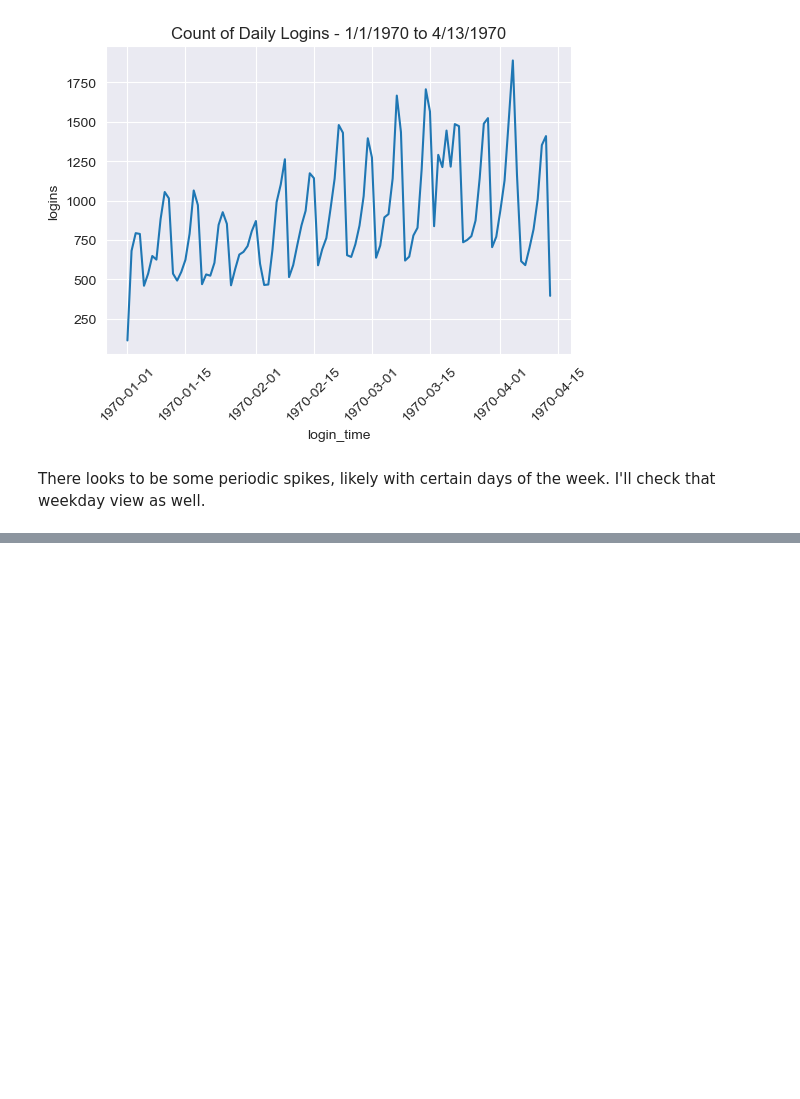
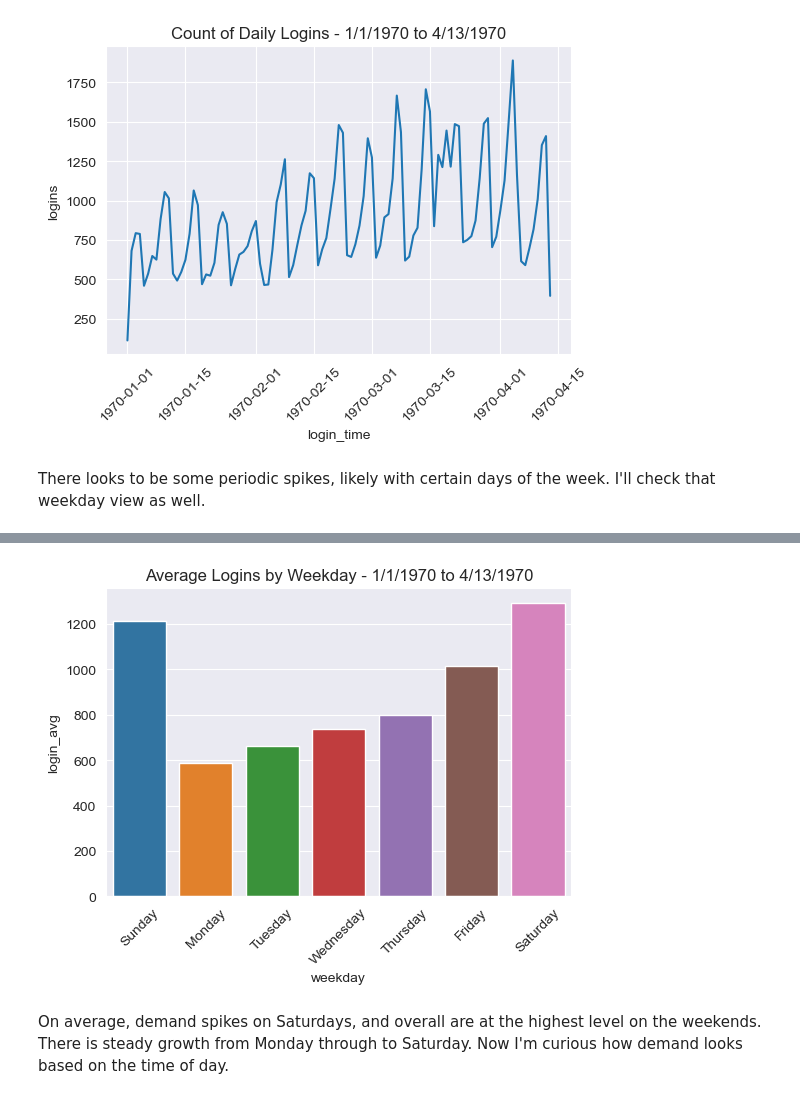
Before and after one commit to BrettlyCD/da_challenge, a Jupyter notebook: 1_eda.ipynb, the cells around one changed output, grey strips where cells are left out. Saved outputs shown, nothing was run; the diff lists cells and outputs as text; code cells hidden in the pictures; blank space fills up the shorter version.

Commit message:
Graph average demand by weekday showing peak demand on the weekends.

```diff
--- a/1_eda.ipynb
+++ b/1_eda.ipynb
@@ -259,0 +278,11 @@ There looks to be some periodic spikes, likely with certain days of the week. I'
+# %%
+#add weekday to daily dataframe
+login_daily['weekday'] = login_daily['login_time'].dt.day_name()
+
+#groupby weekday
+login_weekday = login_daily.groupby('weekday')['logins'].mean()
+
+#load back to pandas df
+login_weekday = pd.DataFrame({'weekday':login_weekday.index, 'login_avg':login_weekday.values})
+
+login_weekday.head(7)
@@ -259,0 +298,14 @@ There looks to be some periodic spikes, likely with certain days of the week. I'
+# %%
+#graph
+plt.figure(figsize=(6,4))
+
+sns.barplot(x='weekday', y='login_avg', data=login_weekday, order=['Sunday','Monday','Tuesday','Wednesday','Thursday','Friday','Saturday'])
+
+plt.title('Average Logins by Weekday - 1/1/1970 to 4/13/1970')
+plt.xticks(rotation=45)
+
+plt.show()
+# %% [output]
+[figure, added]
+# %% [markdown]
+On average, demand spikes on Saturdays, and overall are at the highest level on the weekends. There is steady growth from Monday through to Saturday. Now I'm curious how demand looks based on the time of day.
```
Also changed, not shown: parts of 3 cells of this notebook.
